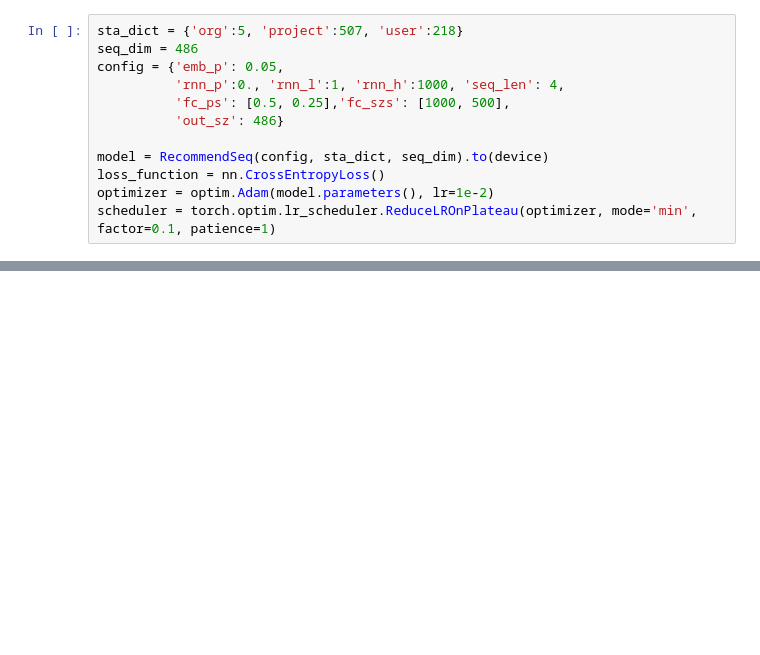
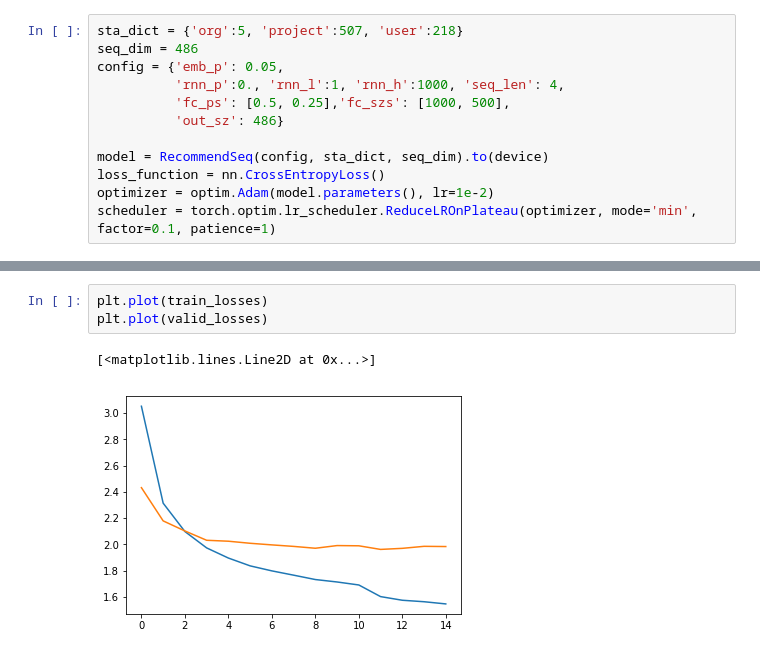
Before and after one commit to Datatouille/snaplogic_snap_recommendation, a Jupyter notebook: model_deep.ipynb, the cells around one changed output, grey strips where cells are left out. Drawn from its saved outputs; the diff is of its cells as text; blank space fills up the shorter version.

```diff
--- a/model_deep.ipynb
+++ b/model_deep.ipynb
@@ -577,0 +600,6 @@ for epoch in tqdm_notebook(range(20)):
+# %%
+plt.plot(train_losses)
+plt.plot(valid_losses)
+# %% [output]
+[<matplotlib.lines.Line2D at 0x...>]
+[figure, added]
```
Also changed, not shown: parts of 24 cells of this notebook.
